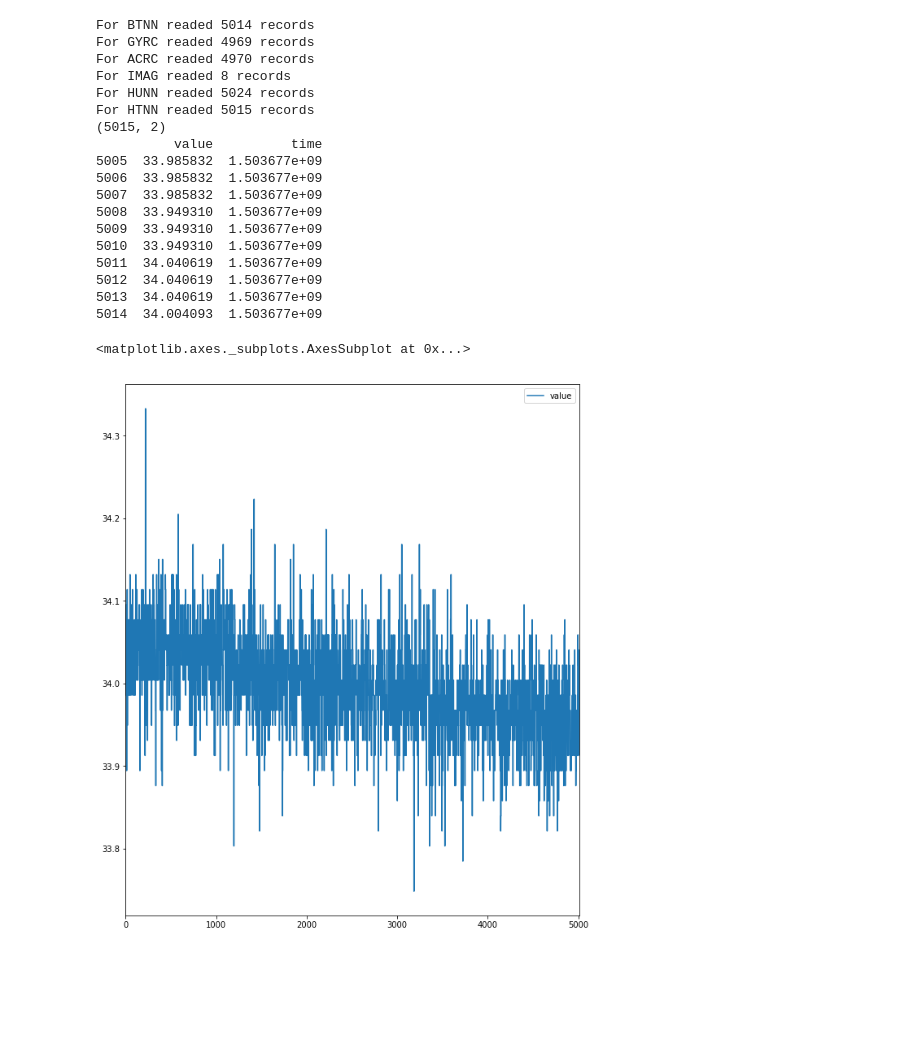
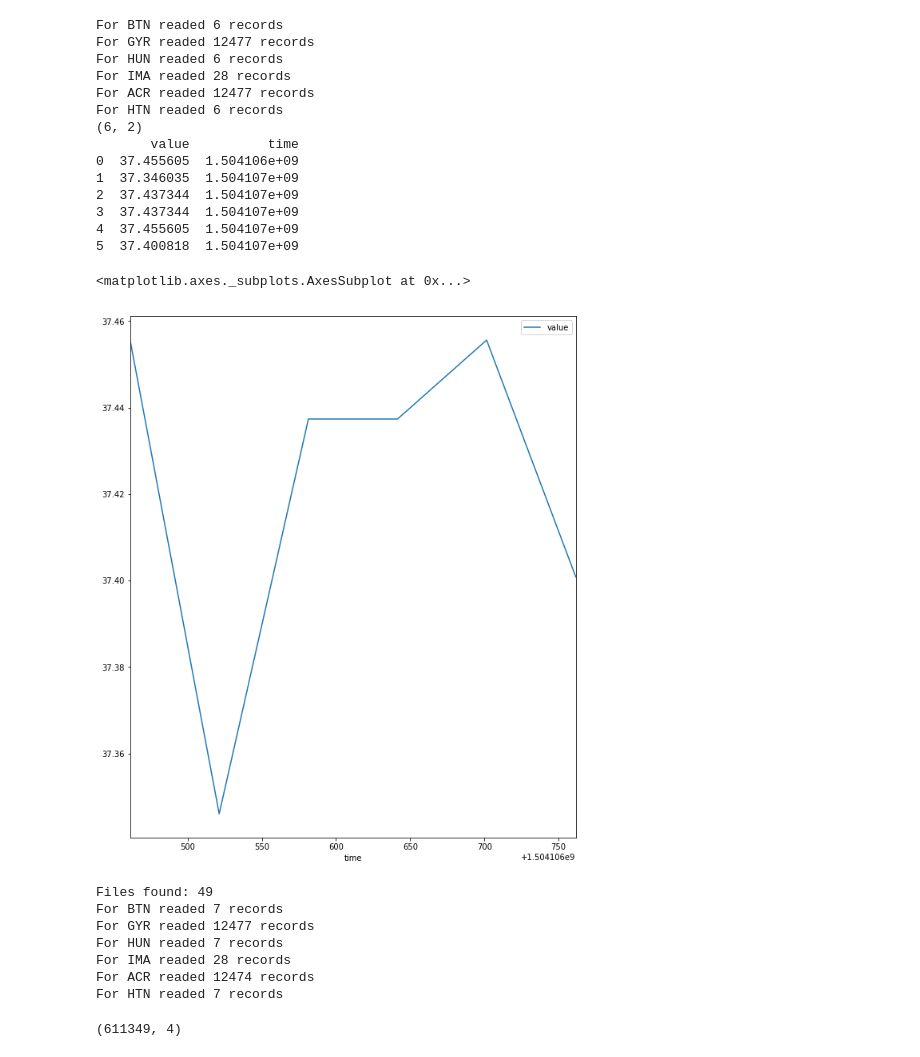
Before and after one commit to shoc2005/rpi_sense_data, a Jupyter notebook: data_analyzer.ipynb, the cells around one changed output. Drawn from its saved outputs; the diff is of its cells as text; code cells hidden in the pictures; blank space fills up the shorter version.

Commit message:
Feat: reading all dump files from dump dir

```diff
--- a/data_analyzer.ipynb
+++ b/data_analyzer.ipynb
@@ -9,5 +12,5 @@ import matplotlib.pyplot as plt
 # %%
-def load_data(file_name, sense_type):
+def load_data(file_name, sense_type, debug_out = True):
     # sense_type: 'ACR', 'ACN', 'GYR', 'GYN', 'HUN', 'BAN', 'HTN', 'PTN', 'BTN'
     # If sense_type is in ['ACR', 'ACN', 'GYR', 'GYN'] then x, y, and z component are available and sense_type has
     # additional last symbol 'C', otherwise the last symbol is 'N'. For example, 'ACRC' or 'BTNN'
@@ -55,8 +58,8 @@ def load_data(file_name, sense_type):
         elif data_pos in single_fields:
             # read single component
             if data_pos[:-1] == sense_type and sense_type != 'IMAG':
-                unpack_data = data[position + 4: position + 4 + 4 + 4]
-                values = unpack('<ff', unpack_data)
+                unpack_data = data[position + 4: position + 4 + 4 + 8]
+                values = unpack('<fd', unpack_data)
                 value_series.append(values)
                 counter += 1
             elif sense_type == 'IMAG' and data_pos == sense_type:
@@ -78,7 +81,8 @@ def load_data(file_name, sense_type):
     data_series = pd.DataFrame(value_series, columns=columns)
 
     # get detected fields info
-    for key in fields_found.keys():
-        print "For {:s} readed {:d} records".format(key, fields_found[key])
+    if debug_out:
+        for key in fields_found.keys():
+            print "For {:s} readed {:d} records".format(key[:-1], fields_found[key])
 
     return data_series
@@ -85,28 +115,38 @@ def load_data(file_name, sense_type):
 # %%
-sense_data = load_data('/home/sholc/optic_env/sources/hdeer/data/dump_000016.bin', 'HTN')
+sense_data = load_data('/home/sholc/optic_env/sources/hdeer/dump_3_30.08.2017/dump_000004.bin', 'HTN')
 print sense_data.shape
 print sense_data.tail(10)
 # %% [output]
-For BTNN readed 5014 records
-For GYRC readed 4969 records
-For ACRC readed 4970 records
-For IMAG readed 8 records
-For HUNN readed 5024 records
-For HTNN readed 5015 records
-(5015, 2)
-          value          time
-5005  33.985832  1.503677e+09
-5006  33.985832  1.503677e+09
-5007  33.985832  1.503677e+09
-5008  33.949310  1.503677e+09
-5009  33.949310  1.503677e+09
-5010  33.949310  1.503677e+09
-5011  34.040619  1.503677e+09
-5012  34.040619  1.503677e+09
-5013  34.040619  1.503677e+09
-5014  34.004093  1.503677e+09
+For BTN readed 6 records
+For GYR readed 12477 records
+For HUN readed 6 records
+For IMA readed 28 records
+For ACR readed 12477 records
+For HTN readed 6 records
+(6, 2)
+       value          time
+0  37.455605  1.504106e+09
+1  37.346035  1.504107e+09
+2  37.437344  1.504107e+09
+3  37.437344  1.504107e+09
+4  37.455605  1.504107e+09
+5  37.400818  1.504107e+09
 # %%
-sense_data.plot(kind='line', y=['value'], figsize=(10, 12))
+sense_data.plot(kind='line', x=['time'], y=['value'], figsize=(10, 12))
 # %% [output]
 <matplotlib.axes._subplots.AxesSubplot at 0x...>
-[figure, old version]
+[figure, new version]
+# %%
+data_full= load_from_all_dumps('/home/sholc/optic_env/sources/hdeer/dump_3_30.08.2017', 'ACR')
+# %% [output]
+Files found: 49
+For BTN readed 7 records
+For GYR readed 12477 records
+For HUN readed 7 records
+For IMA readed 28 records
+For ACR readed 12474 records
+For HTN readed 7 records
+# %%
+print data_full.shape
+# %% [output]
+(611349, 4)
```
Also changed, not shown: parts of 3 cells of this notebook.
